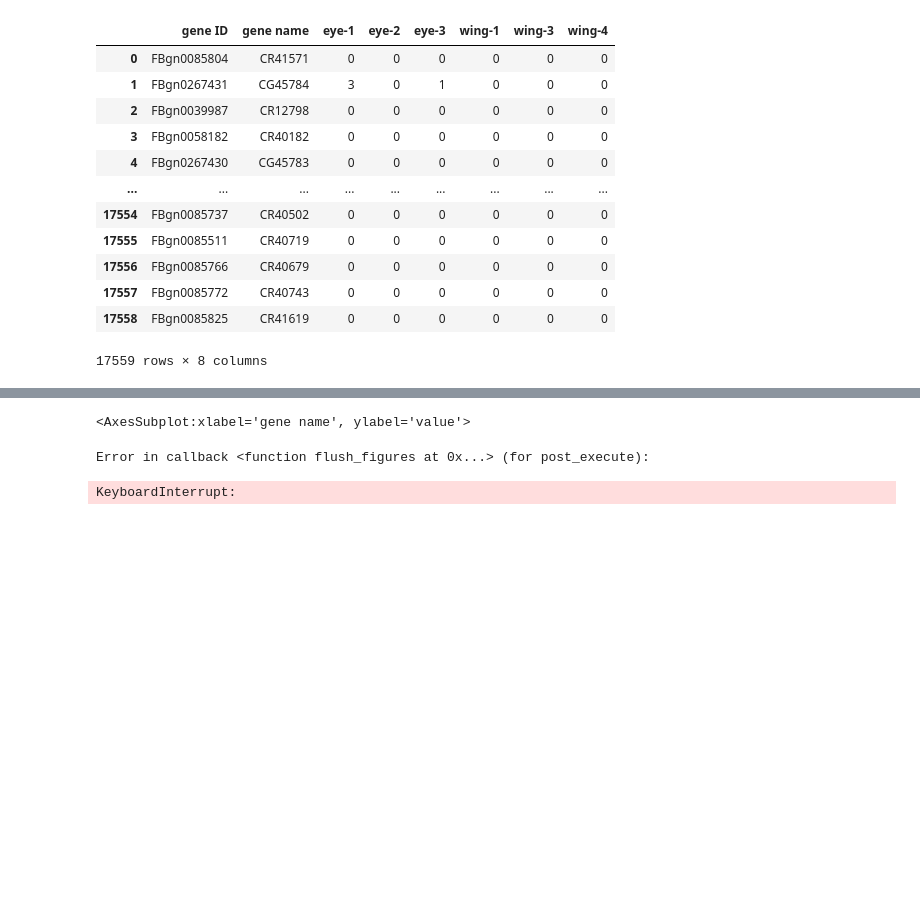
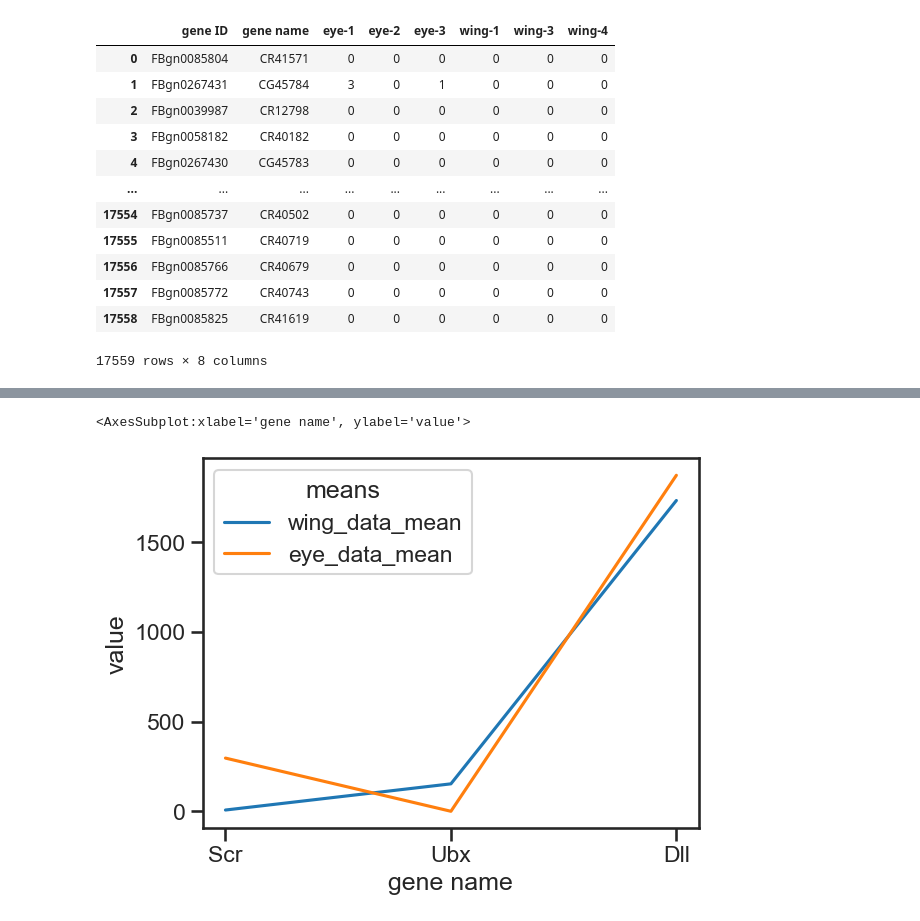
Before and after one commit to za2313/IntroPython, a Jupyter notebook: RNA-seq test.ipynb, the cells around one changed output, grey strips where cells are left out. Drawn from its saved outputs; the diff is of its cells as text; code cells hidden in the pictures; blank space fills up the shorter version.

```diff
--- a/RNA-seq test.ipynb
+++ b/RNA-seq test.ipynb
@@ -65,0 +32,3 @@ eye_data_melt_sorted = eye_data_melt.sort_values('value')
+# %%
+data = df['gene name'].reset_index().drop(columns='index')
+data
@@ -65,0 +49,11 @@ eye_data_melt_sorted = eye_data_melt.sort_values('value')
+# %%
+eye_data_mean = df.iloc[:,2:4].mean(axis=1)
+wing_data_mean = df.iloc[:,5:7].mean(axis=1)
+data.insert(1,"eye_data_mean", eye_data_mean)
+data.insert(1,"wing_data_mean", wing_data_mean)
+# %%
+data_tidy = data.melt(
+    id_vars=['gene name'],
+    var_name='means'
+)
+data_tidy
@@ -65,0 +74,4 @@ eye_data_melt_sorted = eye_data_melt.sort_values('value')
+# %%
+
+data_sample = data_tidy[data_tidy['gene name'].isin(genes)]
+data_sample
@@ -66,6 +86,6 @@ eye_data_melt_sorted = eye_data_melt.sort_values('value')
 # %%
-sns.lineplot(data = eye_data_melt_sorted, x = 'gene name', y = 'value', hue='variable')
+data_sample.sort_values('value')
+sns.lineplot(data = data_sample, x = 'gene name', y = 'value', hue='means')
 # %% [output]
 <AxesSubplot:xlabel='gene name', ylabel='value'>
-Error in callback <function flush_figures at 0x...> (for post_execute):
-KeyboardInterrupt:
+[figure, added]
```
Also changed, not shown: parts of 8 cells of this notebook.
